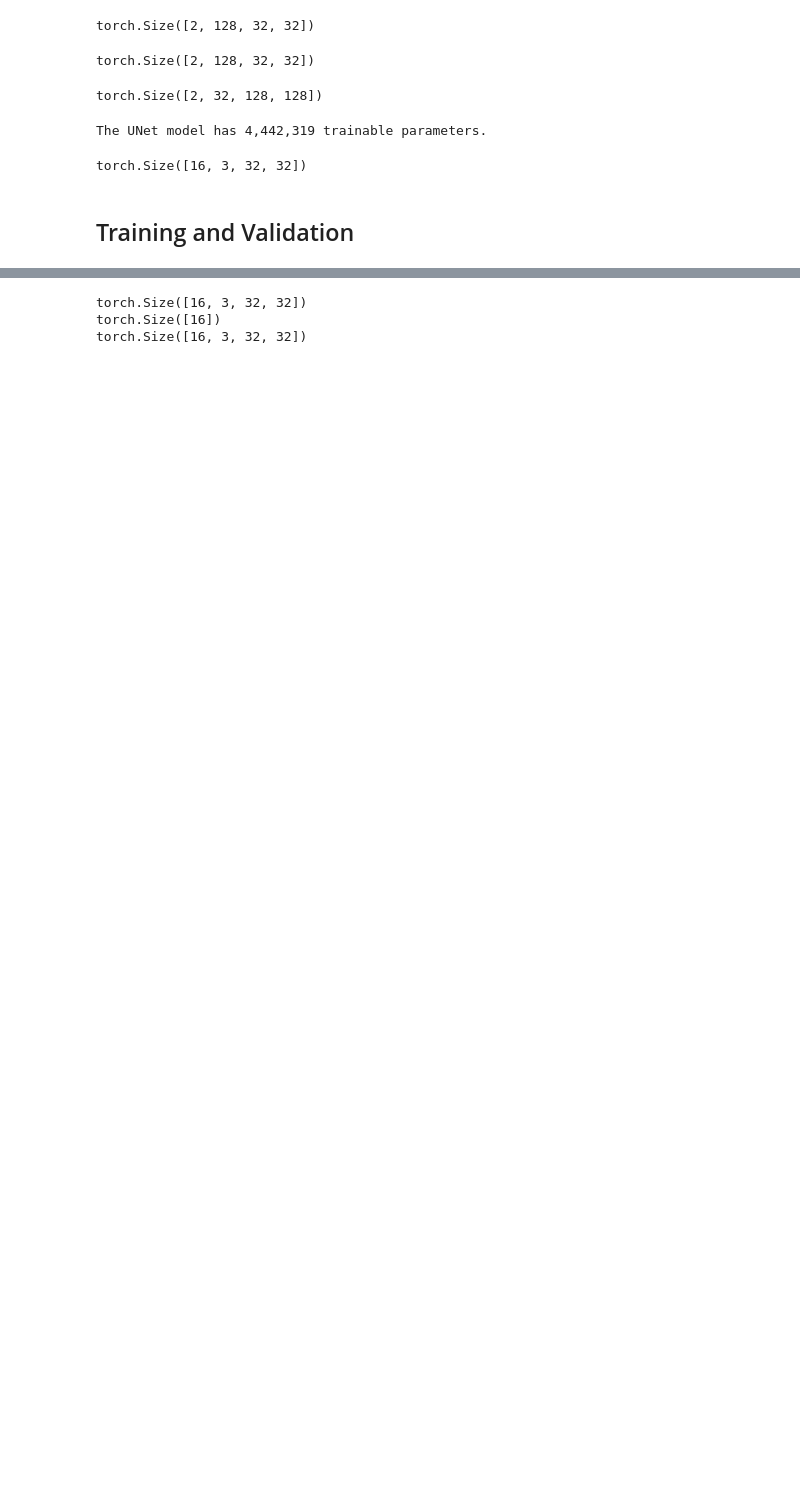
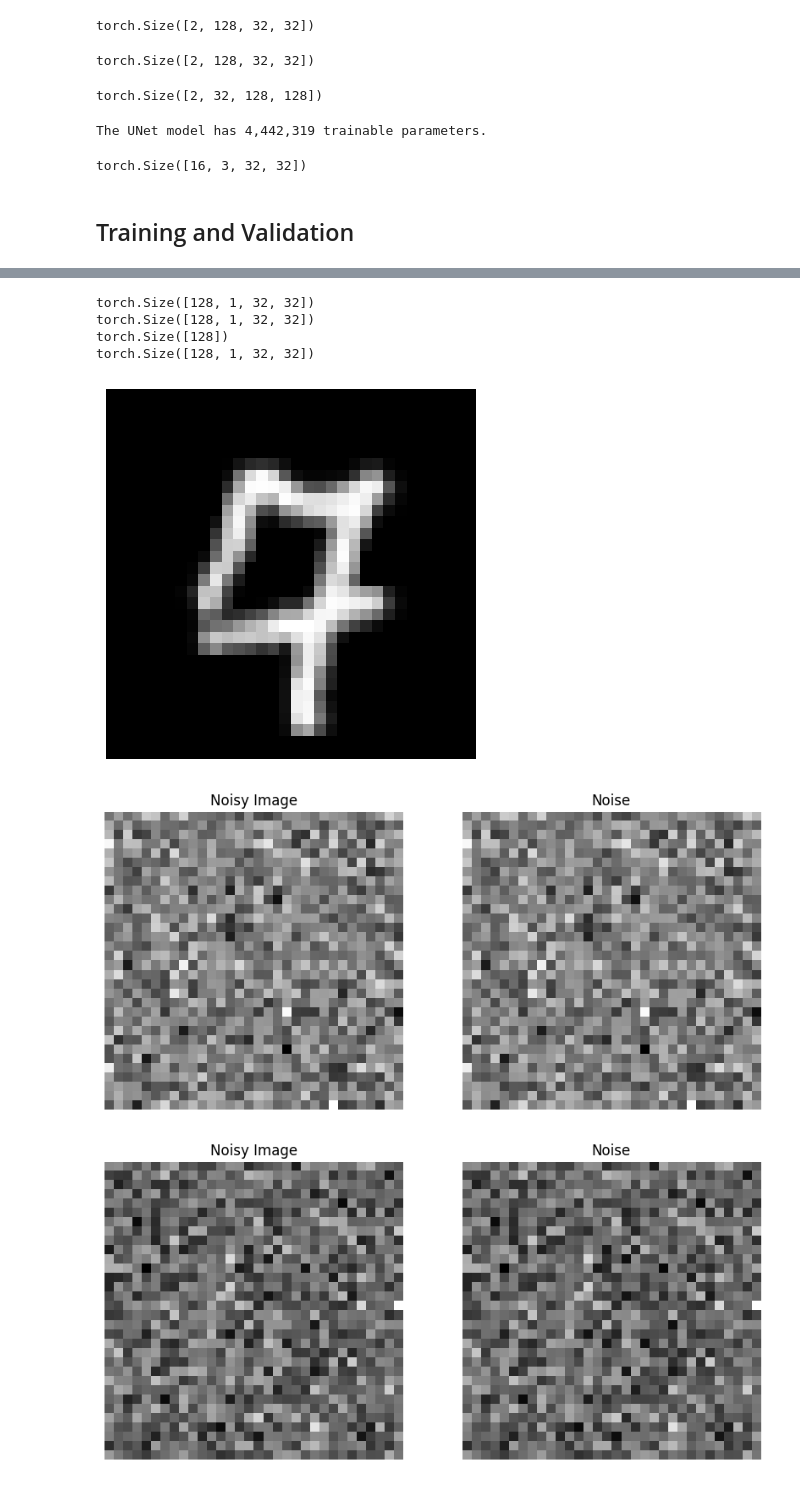
Before and after one commit to aryamanpandya99/computer_vision, a Jupyter notebook: ddpm.ipynb, the cells around one changed output, grey strips where cells are left out. Cells and saved outputs as stored; diff of their text form; code cells hidden in the pictures; blank space fills up the shorter version.

```diff
--- a/ddpm.ipynb
+++ b/ddpm.ipynb
@@ -531,16 +568,31 @@ def prepare_batch(x: torch.Tensor, T: int, beta_schedule: torch.Tensor):
 # %%
-beta_schedule = torch.linspace(0, 1, 1000).to(device)
-prepare_batch(sample_inputs, 1000, beta_schedule)
-
-
-(noisy_images, t), noise = prepare_batch(sample_inputs, 1000, beta_schedule)
+samples = train_dl[0]
+print(samples[0].shape)
+beta_schedule = torch.linspace(0.0001, 0.02, 1000).to(device)
+alpha_bar = get_alpha_bar(beta_schedule)
+(noisy_images, t), noise = prepare_batch(samples[0], 1000, alpha_bar)
 
 # noise and the noisy images should have the same shape
 # t should be a tensor of shape (batch_size, )
 print(noisy_images.shape)
 print(t.shape)
 print(noise.shape)
+
+show_torch_image(samples[0][1].cpu())
+for i in range(16):
+    fig, (ax1, ax2) = plt.subplots(1, 2, figsize=(10, 5))
+    ax1.imshow(noisy_images[i].cpu().squeeze().numpy(), cmap='gray')
+    ax1.set_title('Noisy Image')
+    ax1.axis('off')
+    ax2.imshow(noise[i].cpu().squeeze().numpy(), cmap='gray')
+    ax2.set_title('Noise')
+    ax2.axis('off')
+    plt.show()
 # %% [output]
-torch.Size([16, 3, 32, 32])
-torch.Size([16])
-torch.Size([16, 3, 32, 32])
+torch.Size([128, 1, 32, 32])
+torch.Size([128, 1, 32, 32])
+torch.Size([128])
+torch.Size([128, 1, 32, 32])
+[figure, added]
+[figure, added]
+[figure, added]
```
Also changed, not shown: parts of 13 cells of this notebook, 1 other file.
